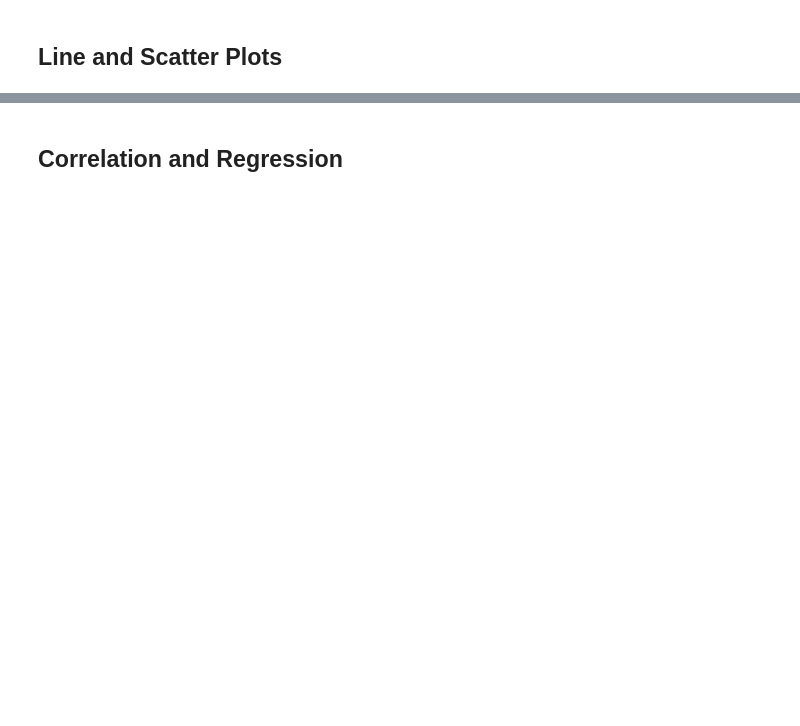
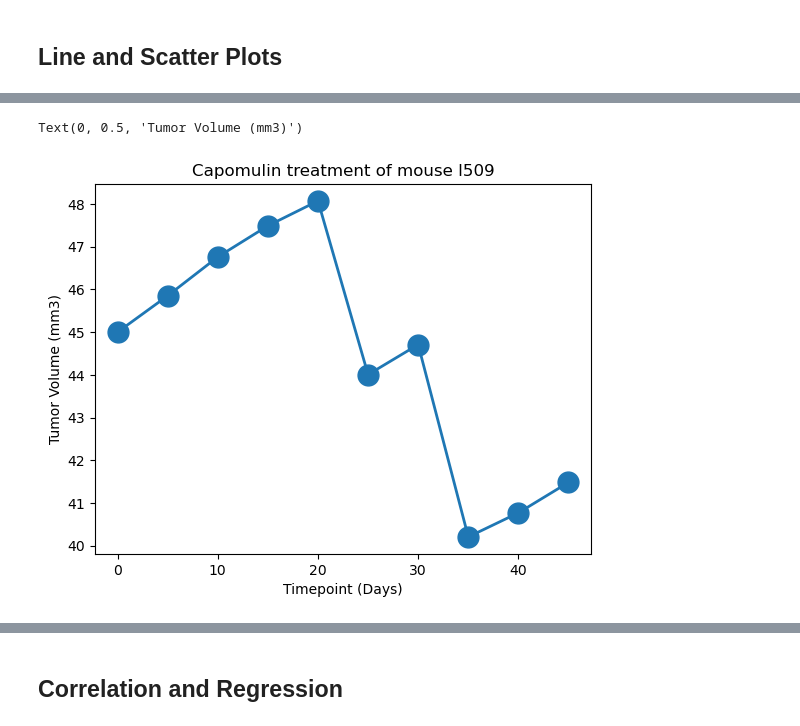
Before and after one commit to karenreyesss/matplotlib-challenge, a Jupyter notebook: Pymaceuticals/pymaceuticals_starter.ipynb, the cells around one changed output, grey strips where cells are left out. Drawn from its saved outputs; the diff is of its cells as text; code cells hidden in the pictures; blank space fills up the shorter version.

```diff
--- a/Pymaceuticals/pymaceuticals_starter.ipynb
+++ b/Pymaceuticals/pymaceuticals_starter.ipynb
@@ -188,0 +223,19 @@ Ceftamin's potential outliers: Series([], Name: Tumor Volume (mm3), dtype: float
+# %%
+# Calculate the final tumor volume of each mouse across four of the treatment regimens:
+# Capomulin, Ramicane, Infubinol, and Ceftamin
+Capomulin_df = clean_df.loc[clean_df["Drug Regimen"] == "Capomulin",:]
+Ramicane_df = clean_df.loc[clean_df["Drug Regimen"] == "Ramicane", :]
+Infubinol_df = clean_df.loc[clean_df["Drug Regimen"] == "Infubinol", :]
+Ceftamin_df = clean_df.loc[clean_df["Drug Regimen"] == "Ceftamin", :]
+
+mouse_ids = clean_df["Mouse ID"].unique()
+max_times = []
+
+for mouse in mouse_ids:
+    max_timepoint_index = clean_df.loc[clean_df["Mouse ID"] == mouse, "Timepoint"].idxmax()
+    max_times.append(clean_df.loc[max_timepoint_index, ["Mouse ID", "Drug Regimen", "Tumor Volume (mm3)"]])
+
+max_times = pd.DataFrame(max_times)
+max_times.rename(columns={"Tumor Volume (mm3)": "Final Tumor Vol"}, inplace=True)
+
+print(max_times)
@@ -202,0 +324,15 @@ Ceftamin's potential outliers: Series([], Name: Tumor Volume (mm3), dtype: float
+# %%
+# Generate a line plot of tumor volume vs. time point for a single mouse treated with Capomulin
+forline_df = Capomulin_df.loc[Capomulin_df["Mouse ID"] == "l509",:]
+forline_df.head()
+x_axis = forline_df["Timepoint"]
+tumsiz = forline_df["Tumor Volume (mm3)"]
+
+fig1, ax1 = plt.subplots()
+plt.title('Capomulin treatment of mouse l509')
+plt.plot(x_axis, tumsiz,linewidth=2, markersize=15,marker="o", label="Fahreneit")
+plt.xlabel('Timepoint (Days)')
+plt.ylabel('Tumor Volume (mm3)')
+# %% [output]
+Text(0, 0.5, 'Tumor Volume (mm3)')
+[figure, added]
```
Also changed, not shown: parts of 17 cells of this notebook.
